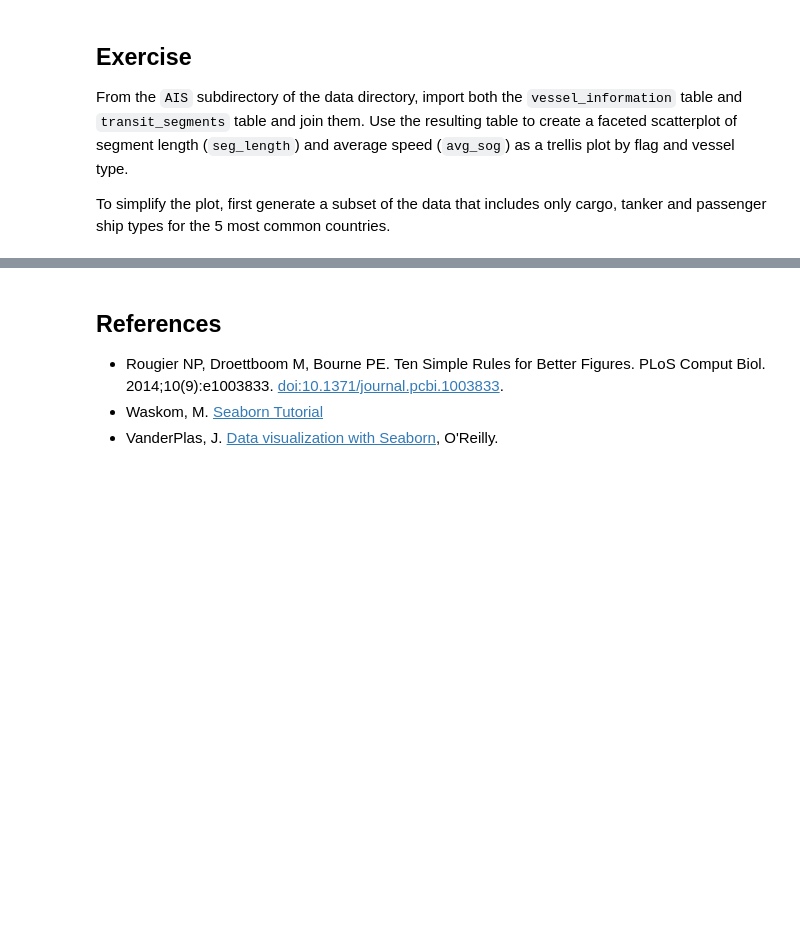
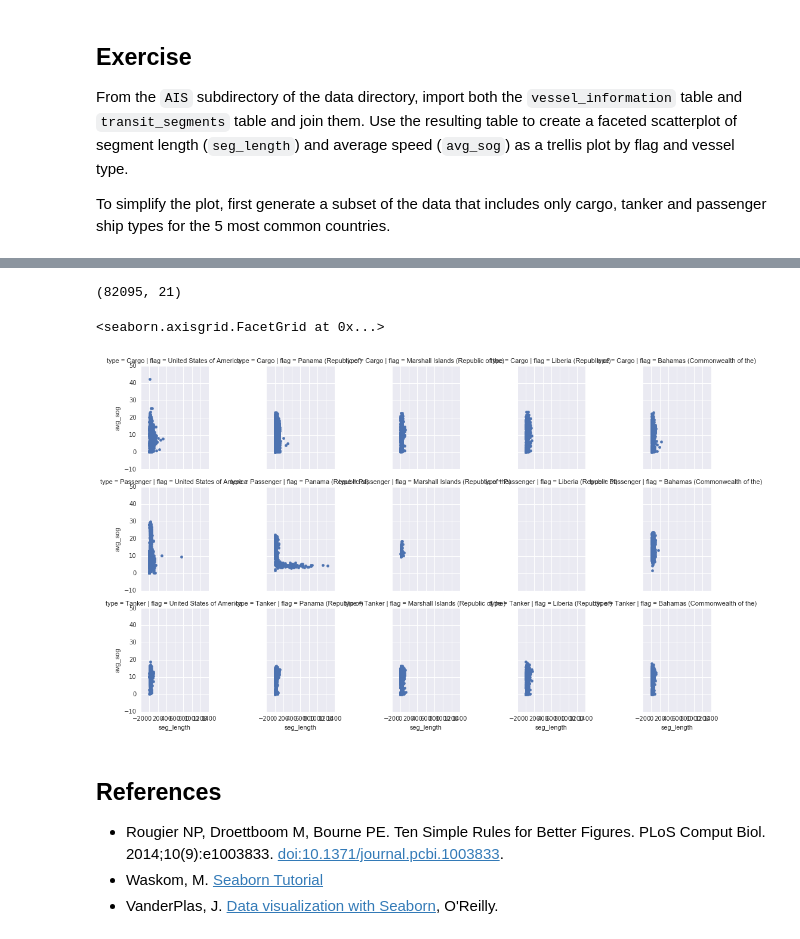
Before and after one commit to strelizia/Bios8366, a Jupyter notebook: notebooks/Section2_3-Plotting-and-Visualization.ipynb, the cells around one changed output, grey strips where cells are left out. Cells and saved outputs as stored; diff of their text form; code cells hidden in the pictures; blank space fills up the shorter version.

```diff
--- a/notebooks/Section2_3-Plotting-and-Visualization.ipynb
+++ b/notebooks/Section2_3-Plotting-and-Visualization.ipynb
@@ -794,0 +800,7 @@ segments.head()
+# %%
+# Write your answer here
+vessels = pd.read_csv('../data/AIS/vessel_information.csv')
+vessels.head()
+
+#subset to only include cargo, tanker, passenger ship
+#g = sns.FacetGrid(segments, col = 'name', row = '')
@@ -794,0 +814,3 @@ segments.head()
+# %%
+vessels_sub = vessels[((vessels.type == "Cargo")|(vessels.type == "Tanker")|(vessels.type == "Passenger")) & (vessels.flag.isin(vessels.flag.value_counts().index[:5]))]
+vessels_sub.head()
@@ -795,3 +824,14 @@ segments.head()
+# %%
+vessels_join = pd.merge(vessels_sub, segments, how='left', on='mmsi')
+vessels_join.shape
+# %% [output]
+(82095, 21)
+# %%
+g = sns.FacetGrid(vessels_join, col = 'flag', row='type')
+g.map(plt.scatter, 'seg_length', 'avg_sog')
+# %% [output]
+<seaborn.axisgrid.FacetGrid at 0x...>
+[figure, added]
 # %% [markdown]
 ## References
 
```
Also changed, not shown: parts of 4 cells of this notebook.
